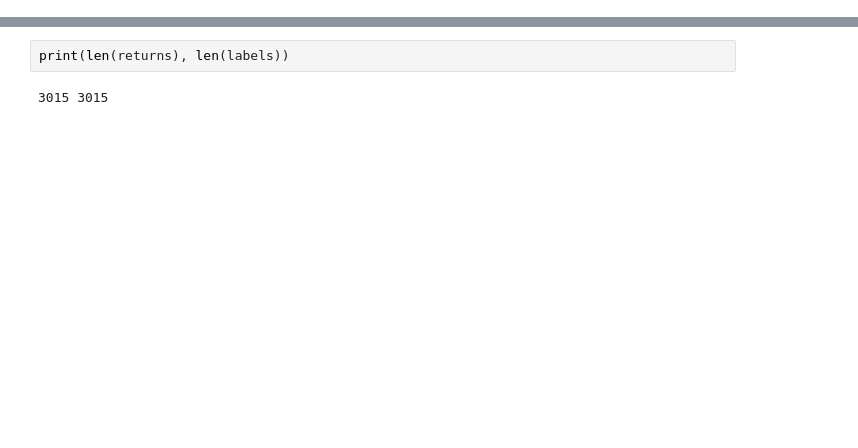
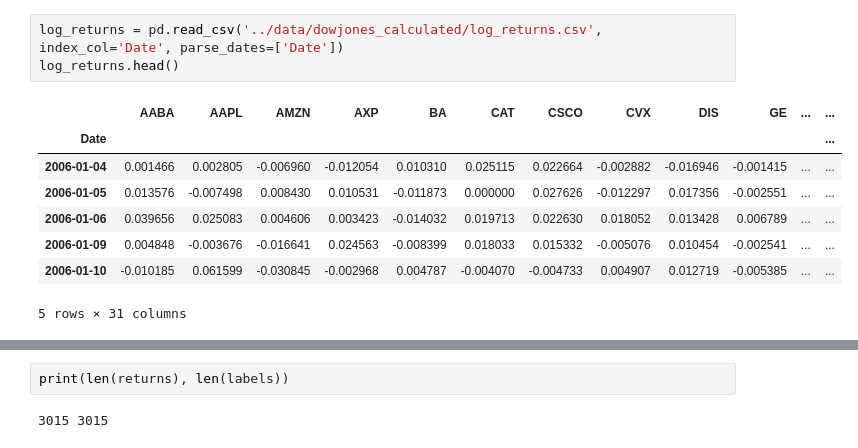
Before and after one commit to tqa236/LSTM_algo_trading, a Jupyter notebook: notebook/[Official] Data Preparation and Visualization.ipynb, the cells around one changed output, grey strips where cells are left out. Saved outputs shown, nothing was run; the diff lists cells and outputs as text; blank space fills up the shorter version.

```diff
--- a/notebook/[Official] Data Preparation and Visualization.ipynb
+++ b/notebook/[Official] Data Preparation and Visualization.ipynb
@@ -18,0 +62,12 @@ returns.head()
+# %%
+log_returns = pd.read_csv('../data/dowjones_calculated/log_returns.csv', index_col='Date', parse_dates=['Date'])
+log_returns.head()
+# %% [output]
+|  | AABA | AAPL | AMZN | AXP | BA | CAT | CSCO | CVX | DIS | GE | ... | ... |
+| Date |  |  |  |  |  |  |  |  |  |  |  | ... |
+| 2006-01-04 | 0.001466 | 0.002805 | -0.006960 | -0.012054 | 0.010310 | 0.025115 | 0.022664 | -0.002882 | -0.016946 | -0.001415 | ... | ... |
+| 2006-01-05 | 0.013576 | -0.007498 | 0.008430 | 0.010531 | -0.011873 | 0.000000 | 0.027626 | -0.012297 | 0.017356 | -0.002551 | ... | ... |
+| 2006-01-06 | 0.039656 | 0.025083 | 0.004606 | 0.003423 | -0.014032 | 0.019713 | 0.022630 | 0.018052 | 0.013428 | 0.006789 | ... | ... |
+| 2006-01-09 | 0.004848 | -0.003676 | -0.016641 | 0.024563 | -0.008399 | 0.018033 | 0.015332 | -0.005076 | 0.010454 | -0.002541 | ... | ... |
+| 2006-01-10 | -0.010185 | 0.061599 | -0.030845 | -0.002968 | 0.004787 | -0.004070 | -0.004733 | 0.004907 | 0.012719 | -0.005385 | ... | ... |
+5 rows × 31 columns
```
Also changed, not shown: parts of 29 cells of this notebook, 9 other files.
